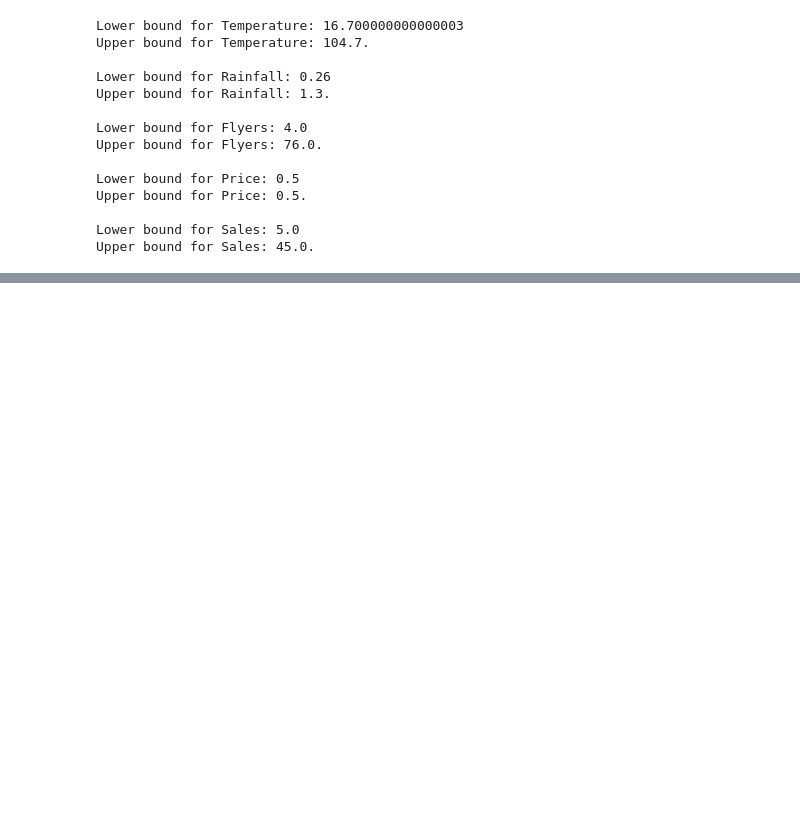
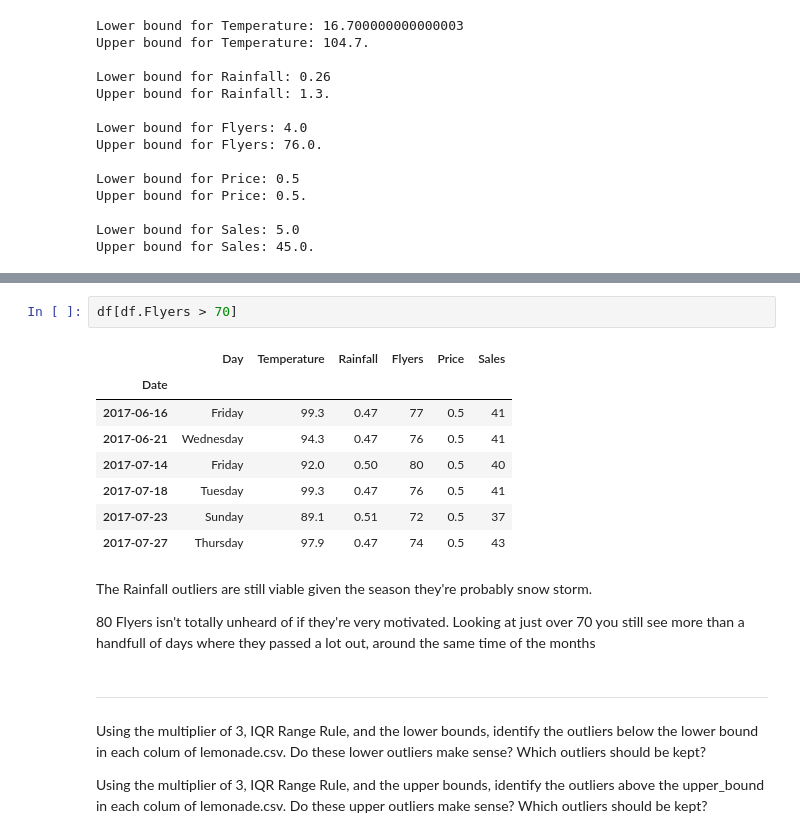
Before and after one commit to JenniferMLewis/anomaly-detection-exercises, a Jupyter notebook: continuous_probabilistic_methods.ipynb, the cells around one changed output, grey strips where cells are left out. Cells and saved outputs as stored; diff of their text form; blank space fills up the shorter version.

```diff
--- a/continuous_probabilistic_methods.ipynb
+++ b/continuous_probabilistic_methods.ipynb
@@ -283,0 +567,21 @@ Upper bound for Sales: 45.0.
+# %%
+df[df.Flyers > 70]
+# %% [output]
+|  | Day | Temperature | Rainfall | Flyers | Price | Sales |
+| Date |  |  |  |  |  |  |
+| 2017-06-16 | Friday | 99.3 | 0.47 | 77 | 0.5 | 41 |
+| 2017-06-21 | Wednesday | 94.3 | 0.47 | 76 | 0.5 | 41 |
+| 2017-07-14 | Friday | 92.0 | 0.50 | 80 | 0.5 | 40 |
+| 2017-07-18 | Tuesday | 99.3 | 0.47 | 76 | 0.5 | 41 |
+| 2017-07-23 | Sunday | 89.1 | 0.51 | 72 | 0.5 | 37 |
+| 2017-07-27 | Thursday | 97.9 | 0.47 | 74 | 0.5 | 43 |
+# %% [markdown]
+The Rainfall outliers are still viable given the season they're probably snow storm.
+
+80 Flyers isn't totally unheard of if they're very motivated. Looking at just over 70 you still see more than a handfull of days where they passed a lot out, around the same time of the months
+# %% [markdown]
+----
+# %% [markdown]
+Using the multiplier of 3, IQR Range Rule, and the lower bounds, identify the outliers below the lower bound in each colum of lemonade.csv. Do these lower outliers make sense? Which outliers should be kept?
+
+Using the multiplier of 3, IQR Range Rule, and the upper bounds, identify the outliers above the upper_bound in each colum of lemonade.csv. Do these upper outliers make sense? Which outliers should be kept?
```
Also changed, not shown: parts of 39 cells of this notebook.
